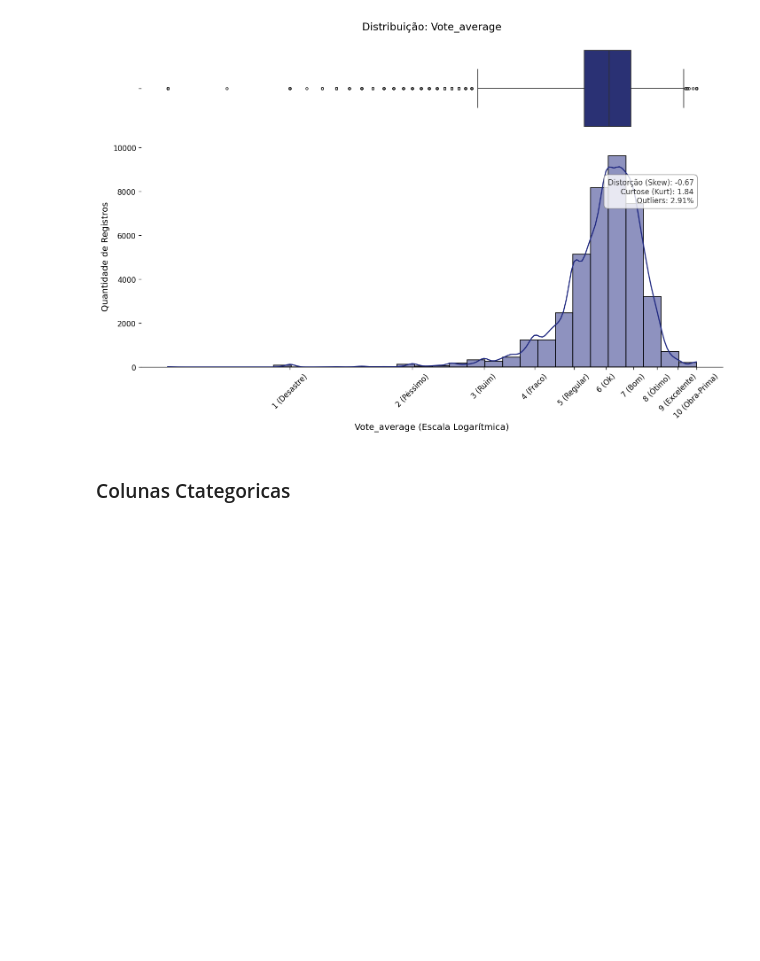
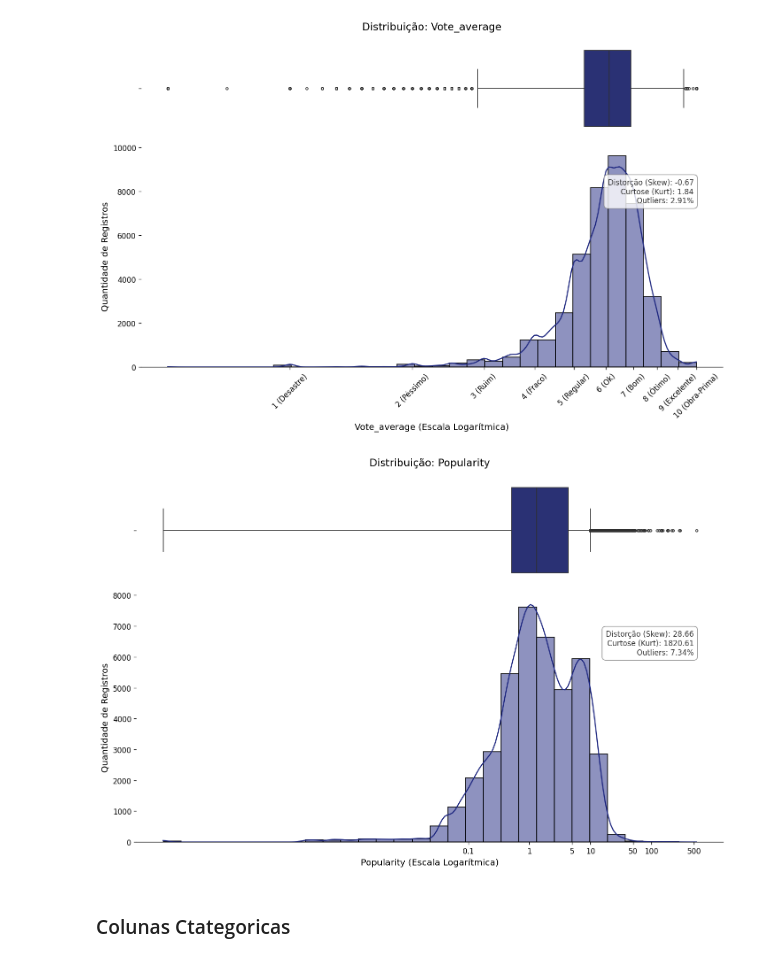
Before and after one commit to AleCecilio/entertainment_industry_performance_analysis, a Jupyter notebook: notebooks/05_eda_movies.ipynb, the cells around one changed output. Saved outputs shown, nothing was run; the diff lists cells and outputs as text; code cells hidden in the pictures; blank space fills up the shorter version.

Commit message:
aplicando análise univariada em colunas temporais e desenvolvendo otimização de gráficos para análise bivariada

```diff
--- a/notebooks/05_eda_movies.ipynb
+++ b/notebooks/05_eda_movies.ipynb
@@ -137,6 +137,16 @@ graf.grafico_distribuicao_numerica(
 )
 # %% [output]
 [figure]
+# %%
+graf.grafico_distribuicao_numerica(
+    df_movies,
+    coluna='popularity',
+    relatorio_df=resumo_cols_numericas,
+    usar_log=True,
+    tipo_dado='popularidade'
+)
+# %% [output]
+[figure, added]
 # %% [markdown]
 ### Colunas Ctategoricas
 # %%
```
Also changed, not shown: parts of 12 cells of this notebook, 10 other files.
